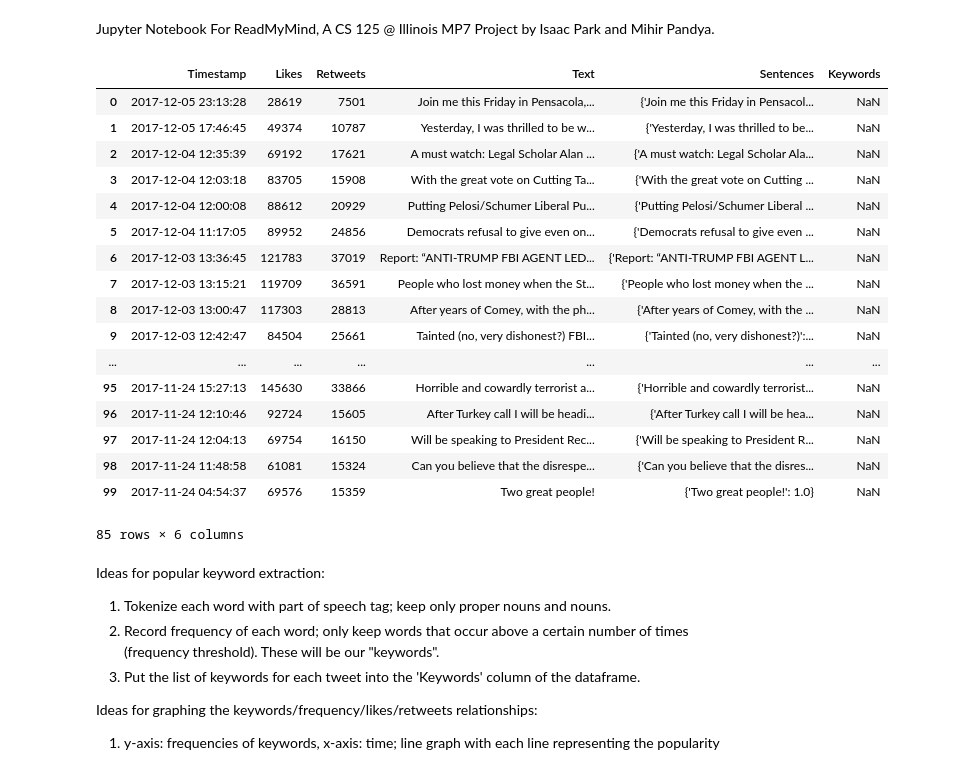
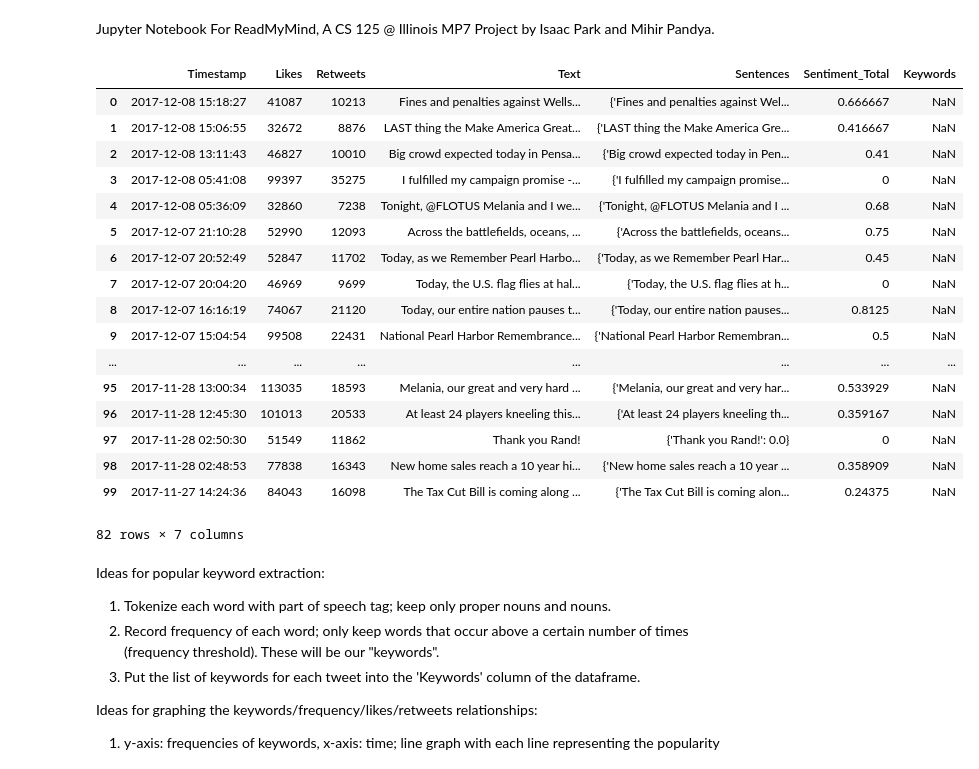
Before and after one commit to 1mihirpandya/ReadMyMind, a Jupyter notebook: ReadMyMind.ipynb, the cells around one changed output. Drawn from its saved outputs; the diff is of its cells as text; code cells hidden in the pictures.

```diff
--- a/ReadMyMind.ipynb
+++ b/ReadMyMind.ipynb
@@ -18,10 +18,11 @@ tweets_df = pd.DataFrame({
     'Retweets': (),
     'Text': (),
     'Sentences': (),
+    'Sentiment_Total': (),
     'Keywords': ()
 })
 
-tweets_df = tweets_df[['Timestamp', 'Likes', 'Retweets', 'Text', 'Sentences', 'Keywords']]
+tweets_df = tweets_df[['Timestamp', 'Likes', 'Retweets', 'Text', 'Sentences', 'Sentiment_Total', 'Keywords']]
 
 recent_tweets = api.user_timeline(screen_name = username, count=100, tweet_mode="extended") # analyzing 100 tweets
 for status in recent_tweets:
@@ -29,52 +30,53 @@ for status in recent_tweets:
     if test[:2] != 'RT': # removing retweets made by the user
         status_data = pd.Series([status.created_at, status.favorite_count, status.retweet_count, status.full_text],
                                 index=['Timestamp', 'Likes', 'Retweets', 'Text'])
     tweets_df = tweets_df.append(status_data, ignore_index = True)
 
 tweets_df = tweets_df.drop_duplicates(subset='Text') # just in case, remove any duplicate tweets
 tweets_df = tweets_df.astype('object')
 
 for i in range(len(tweets_df)):
     content = tweets_df.iloc[i]['Text']
     if 'http' in content:
         j = content.index('http')
         content = content[:j] # cleaning text of the tweet by removing the link at the end and newline characters
     content = content.replace('\n', '')
     tweets_df.iloc[i]['Text'] = content
 
     blob = TextBlob(content)
+    tweets_df.iloc[i]['Sentiment_Total'] = blob.sentiment.subjectivity
     sentiments = {}
 
     for sent in blob.sentences: # generating sentiment polarity values for each sentence in the tweet
-        sentiments[str(sent)] = sent.sentiment.polarity
+        sentiments[str(sent)] = sent.sentiment.subjectivity
 
     tweets_df.iloc[i]['Sentences'] = sentiments # insert dictionary of sentence: sentiment value into dataframe
 
     tweets_df.iloc[i]['Timestamp'] = tweets_df.iloc[i]['Timestamp'].to_pydatetime() # convert pandas.tslib.Timestamp object to datetime
 
     # Keyword extraction goes here
     # append list of keywords
 
 tweets_df
 # %% [output]
-|  | Timestamp | Likes | Retweets | Text | Sentences | Keywords |
-| 0 | 2017-12-05 23:13:28 | 28619 | 7501 | Join me this Friday in Pensacola,... | {'Join me this Friday in Pensacol... | NaN |
-| 1 | 2017-12-05 17:46:45 | 49374 | 10787 | Yesterday, I was thrilled to be w... | {'Yesterday, I was thrilled to be... | NaN |
-| 2 | 2017-12-04 12:35:39 | 69192 | 17621 | A must watch: Legal Scholar Alan ... | {'A must watch: Legal Scholar Ala... | NaN |
-| 3 | 2017-12-04 12:03:18 | 83705 | 15908 | With the great vote on Cutting Ta... | {'With the great vote on Cutting ... | NaN |
-| 4 | 2017-12-04 12:00:08 | 88612 | 20929 | Putting Pelosi/Schumer Liberal Pu... | {'Putting Pelosi/Schumer Liberal ... | NaN |
-| 5 | 2017-12-04 11:17:05 | 89952 | 24856 | Democrats refusal to give even on... | {'Democrats refusal to give even ... | NaN |
-| 6 | 2017-12-03 13:36:45 | 121783 | 37019 | Report: “ANTI-TRUMP FBI AGENT LED... | {'Report: “ANTI-TRUMP FBI AGENT L... | NaN |
-| 7 | 2017-12-03 13:15:21 | 119709 | 36591 | People who lost money when the St... | {'People who lost money when the ... | NaN |
-| 8 | 2017-12-03 13:00:47 | 117303 | 28813 | After years of Comey, with the ph... | {'After years of Comey, with the ... | NaN |
-| 9 | 2017-12-03 12:42:47 | 84504 | 25661 | Tainted (no, very dishonest?) FBI... | {'Tainted (no, very dishonest?)':... | NaN |
-| ... | ... | ... | ... | ... | ... | ... |
-| 95 | 2017-11-24 15:27:13 | 145630 | 33866 | Horrible and cowardly terrorist a... | {'Horrible and cowardly terrorist... | NaN |
-| 96 | 2017-11-24 12:10:46 | 92724 | 15605 | After Turkey call I will be headi... | {'After Turkey call I will be hea... | NaN |
-| 97 | 2017-11-24 12:04:13 | 69754 | 16150 | Will be speaking to President Rec... | {'Will be speaking to President R... | NaN |
-| 98 | 2017-11-24 11:48:58 | 61081 | 15324 | Can you believe that the disrespe... | {'Can you believe that the disres... | NaN |
-| 99 | 2017-11-24 04:54:37 | 69576 | 15359 | Two great people! | {'Two great people!': 1.0} | NaN |
+|  | Timestamp | Likes | Retweets | Text | Sentences | Sentiment_Total | Keywords |
+| 0 | 2017-12-08 15:18:27 | 41087 | 10213 | Fines and penalties against Wells... | {'Fines and penalties against Wel... | 0.666667 | NaN |
+| 1 | 2017-12-08 15:06:55 | 32672 | 8876 | LAST thing the Make America Great... | {'LAST thing the Make America Gre... | 0.416667 | NaN |
+| 2 | 2017-12-08 13:11:43 | 46827 | 10010 | Big crowd expected today in Pensa... | {'Big crowd expected today in Pen... | 0.41 | NaN |
+| 3 | 2017-12-08 05:41:08 | 99397 | 35275 | I fulfilled my campaign promise -... | {'I fulfilled my campaign promise... | 0 | NaN |
+| 4 | 2017-12-08 05:36:09 | 32860 | 7238 | Tonight, @FLOTUS Melania and I we... | {'Tonight, @FLOTUS Melania and I ... | 0.68 | NaN |
+| 5 | 2017-12-07 21:10:28 | 52990 | 12093 | Across the battlefields, oceans, ... | {'Across the battlefields, oceans... | 0.75 | NaN |
+| 6 | 2017-12-07 20:52:49 | 52847 | 11702 | Today, as we Remember Pearl Harbo... | {'Today, as we Remember Pearl Har... | 0.45 | NaN |
+| 7 | 2017-12-07 20:04:20 | 46969 | 9699 | Today, the U.S. flag flies at hal... | {'Today, the U.S. flag flies at h... | 0 | NaN |
+| 8 | 2017-12-07 16:16:19 | 74067 | 21120 | Today, our entire nation pauses t... | {'Today, our entire nation pauses... | 0.8125 | NaN |
+| 9 | 2017-12-07 15:04:54 | 99508 | 22431 | National Pearl Harbor Remembrance... | {'National Pearl Harbor Remembran... | 0.5 | NaN |
+| ... | ... | ... | ... | ... | ... | ... | ... |
+| 95 | 2017-11-28 13:00:34 | 113035 | 18593 | Melania, our great and very hard ... | {'Melania, our great and very har... | 0.533929 | NaN |
+| 96 | 2017-11-28 12:45:30 | 101013 | 20533 | At least 24 players kneeling this... | {'At least 24 players kneeling th... | 0.359167 | NaN |
+| 97 | 2017-11-28 02:50:30 | 51549 | 11862 | Thank you Rand! | {'Thank you Rand!': 0.0} | 0 | NaN |
+| 98 | 2017-11-28 02:48:53 | 77838 | 16343 | New home sales reach a 10 year hi... | {'New home sales reach a 10 year ... | 0.358909 | NaN |
+| 99 | 2017-11-27 14:24:36 | 84043 | 16098 | The Tax Cut Bill is coming along ... | {'The Tax Cut Bill is coming alon... | 0.24375 | NaN |
-85 rows × 6 columns
+82 rows × 7 columns
 # %% [markdown]
 Ideas for popular keyword extraction:
 
```
